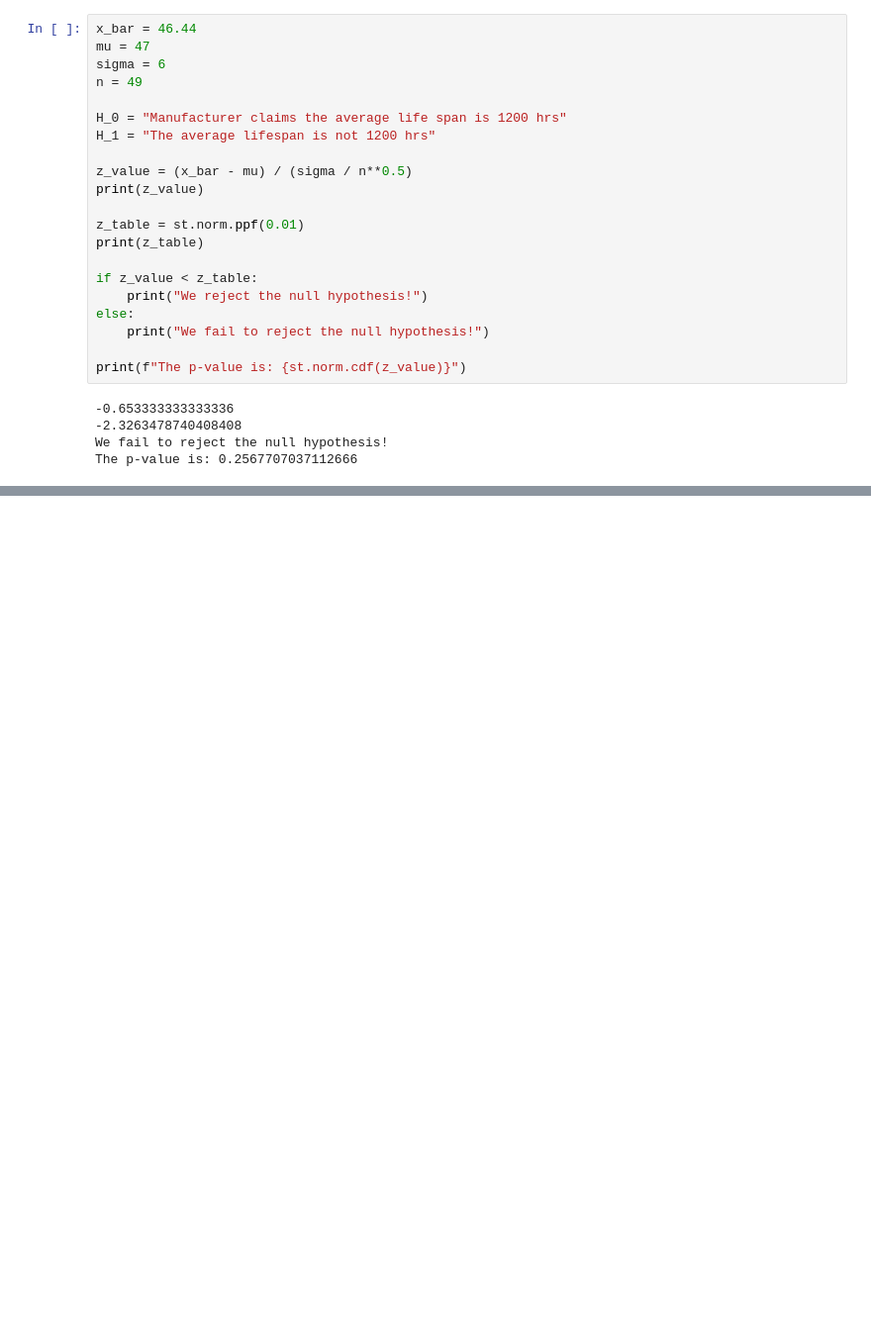
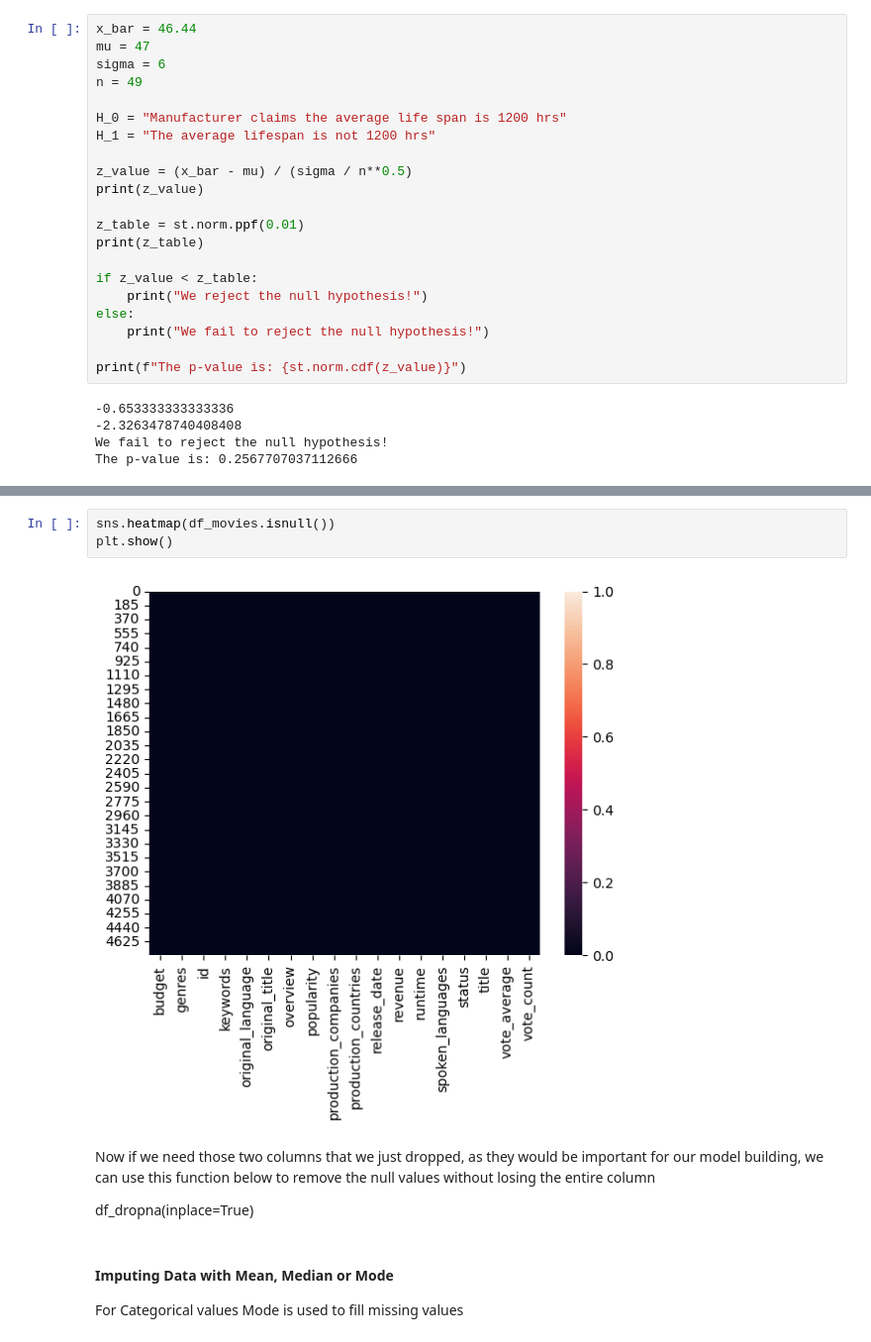
Before and after one commit to Shubhammer7/ML-PARK, a Jupyter notebook: Data Science and Machine Learning Bootcamp.ipynb, the cells around one changed output, grey strips where cells are left out. Shown: that part at 99% size. Cells and saved outputs as stored; diff of their text form; blank space fills up the shorter version.

```diff
--- a/Data Science and Machine Learning Bootcamp.ipynb
+++ b/Data Science and Machine Learning Bootcamp.ipynb
@@ -308,0 +504,13 @@ The p-value is: 0.2567707037112666
+# %%
+sns.heatmap(df_movies.isnull())
+plt.show()
+# %% [output]
+[figure, added]
+# %% [markdown]
+Now if we need those two columns that we just dropped, as they would be important for our model building, we can use this function below to remove the null values without losing the entire column
+
+df_dropna(inplace=True)
+# %% [markdown]
+#### Imputing Data with Mean, Median or Mode
+
+For Categorical values Mode is used to fill missing values
```
Also changed, not shown: parts of 72 cells of this notebook.
